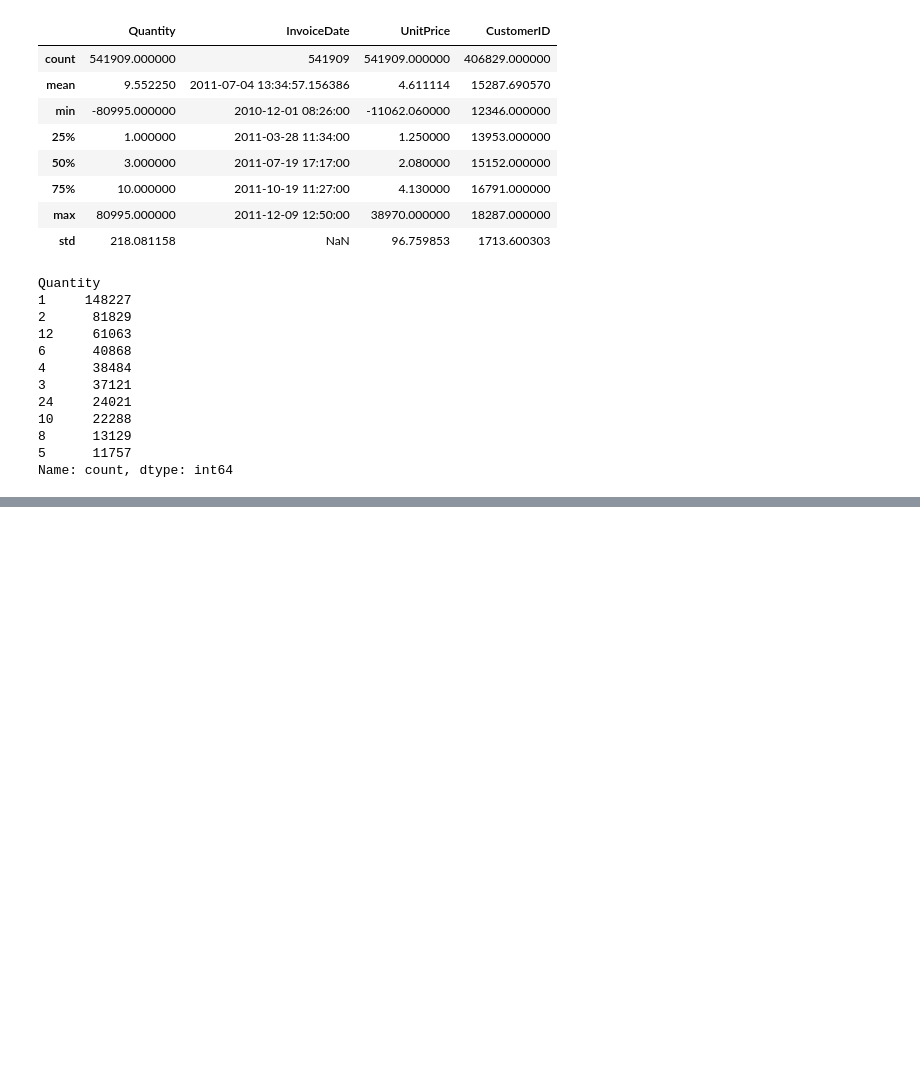
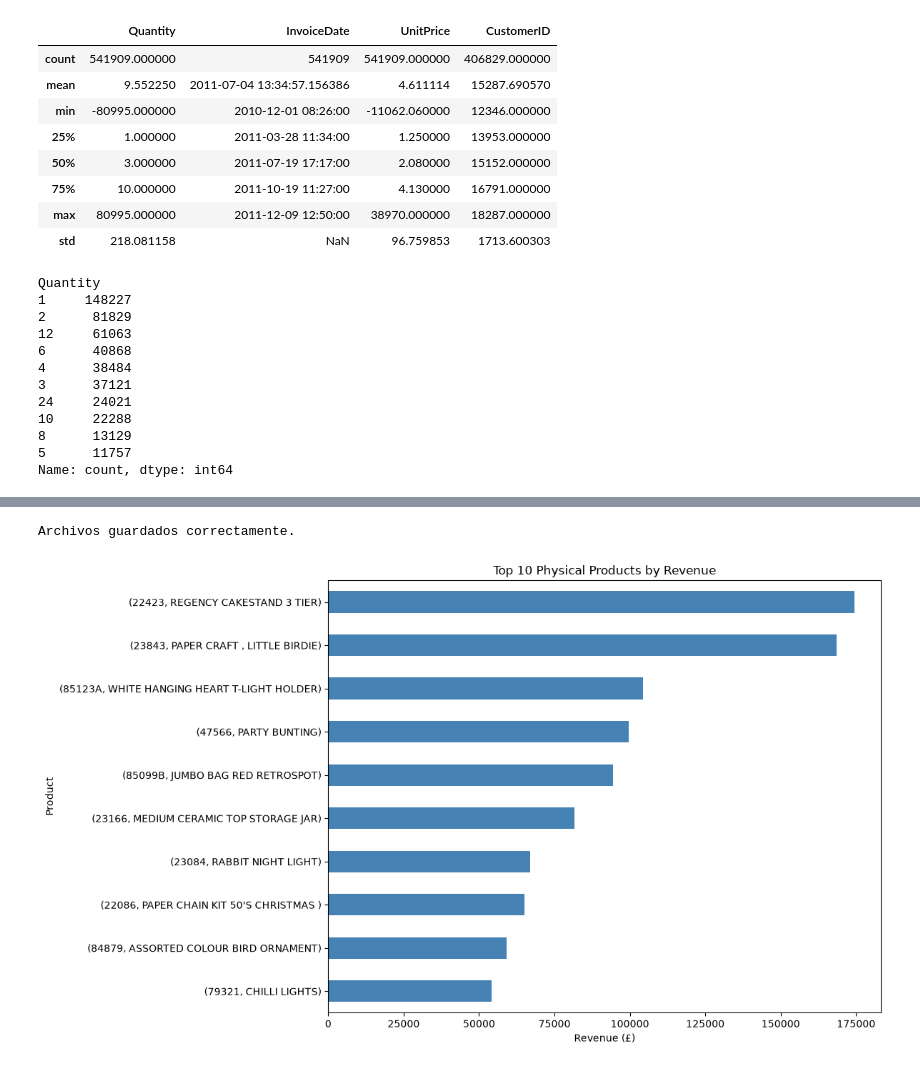
Before and after one commit to rubenalejandrorivera-eng/commercial-market-intelligence, a Jupyter notebook: notebooks/01_data_exploration.ipynb, the cells around one changed output, grey strips where cells are left out. Saved outputs shown, nothing was run; the diff lists cells and outputs as text; code cells hidden in the pictures; blank space fills up the shorter version.

```diff
--- a/notebooks/01_data_exploration.ipynb
+++ b/notebooks/01_data_exploration.ipynb
@@ -87,0 +568,15 @@ Name: count, dtype: int64
+# %%
+df_physical_products = df_sales[
+    df_sales["ProductType"] == "Physical Product"
+].copy()
+
+
+top_physical_products = (
+    df_physical_products
+    .groupby(["StockCode", "Description"])["Revenue"]
+    .sum()
+    .sort_values(ascending=False)
+    .head(10)
+)
+
+print(top_physical_products)
@@ -87,0 +596,30 @@ Name: count, dtype: int64
+# %%
+df_sales.to_csv(
+    "../data/processed/retail_sales.csv",
+    index=False
+)
+
+df_physical_products.to_csv(
+    "../data/processed/physical_products.csv",
+    index=False
+)
+
+print("Archivos guardados correctamente.")
+# %% [output]
+Archivos guardados correctamente.
+# %%
+plt.figure(figsize=(12, 7))
+
+top_physical_products.sort_values().plot(
+    kind="barh",
+    color="steelblue"
+)
+
+plt.title("Top 10 Physical Products by Revenue")
+plt.xlabel("Revenue (£)")
+plt.ylabel("Product")
+
+plt.tight_layout()
+plt.show()
+# %% [output]
+[figure, added]
```
Also changed, not shown: parts of 73 cells of this notebook, 1 other file.
